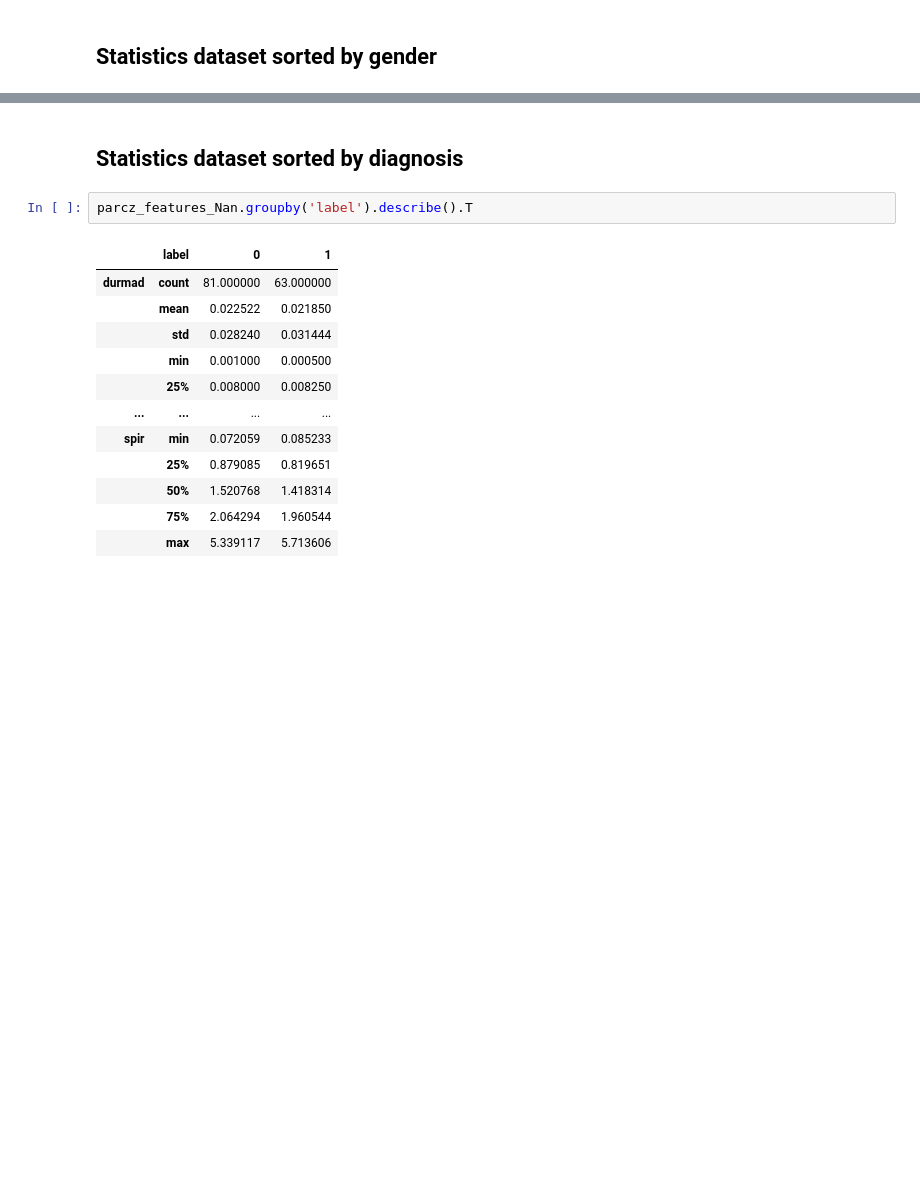
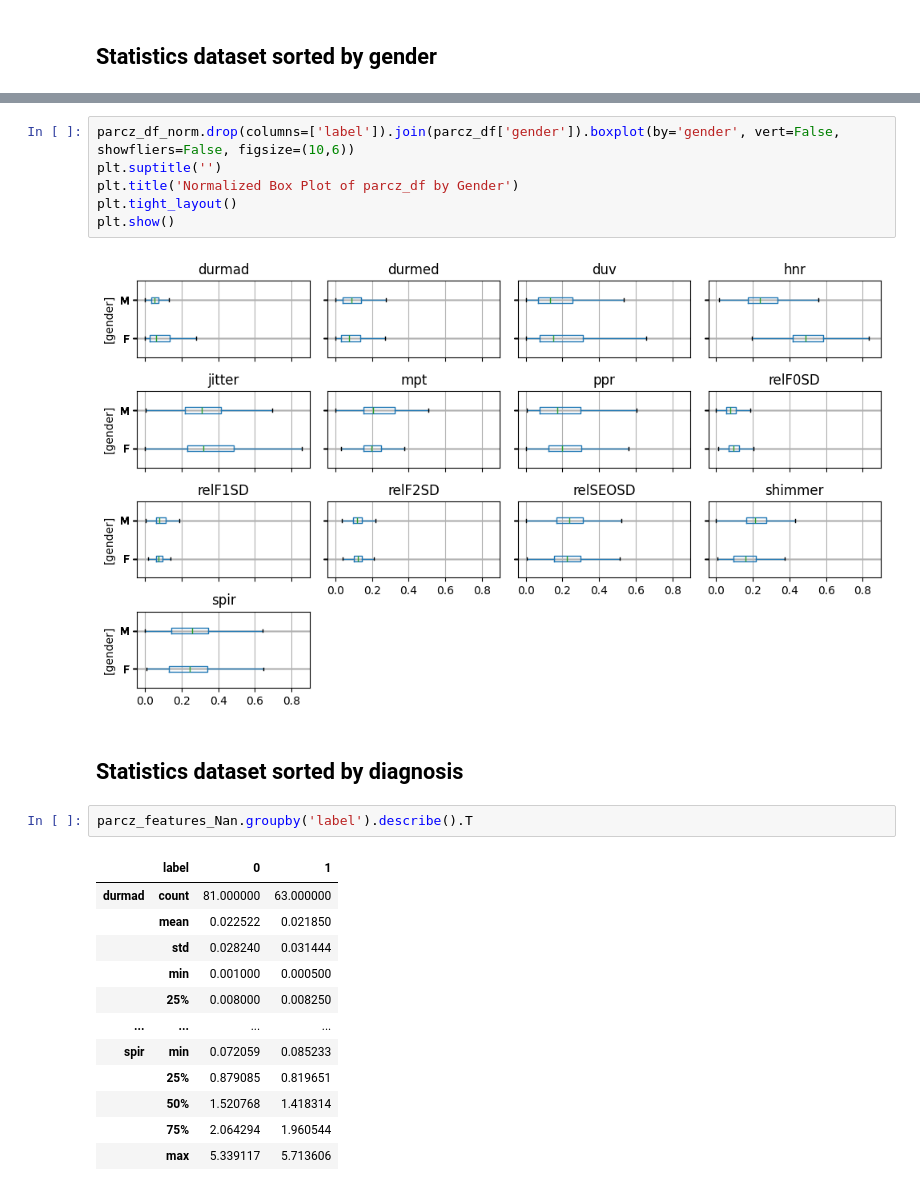
Before and after one commit to RichardLadislav/VuVoPy, a Jupyter notebook: example_scripts/statistic_eval_ntbk.ipynb, the cells around one changed output, grey strips where cells are left out. Saved outputs shown, nothing was run; the diff lists cells and outputs as text; blank space fills up the shorter version.

```diff
--- a/example_scripts/statistic_eval_ntbk.ipynb
+++ b/example_scripts/statistic_eval_ntbk.ipynb
@@ -96,4 +132,12 @@ parcz_features_Nan.groupby('gender').describe().T
 112 rows × 2 columns
+# %%
+parcz_df_norm.drop(columns=['label']).join(parcz_df['gender']).boxplot(by='gender', vert=False, showfliers=False, figsize=(10,6))
+plt.suptitle('')
+plt.title('Normalized Box Plot of parcz_df by Gender')
+plt.tight_layout()
+plt.show()
+# %% [output]
+[figure, added]
 # %% [markdown]
 ## Statistics dataset sorted by diagnosis
 # %%
```
Also changed, not shown: parts of 20 cells of this notebook.
